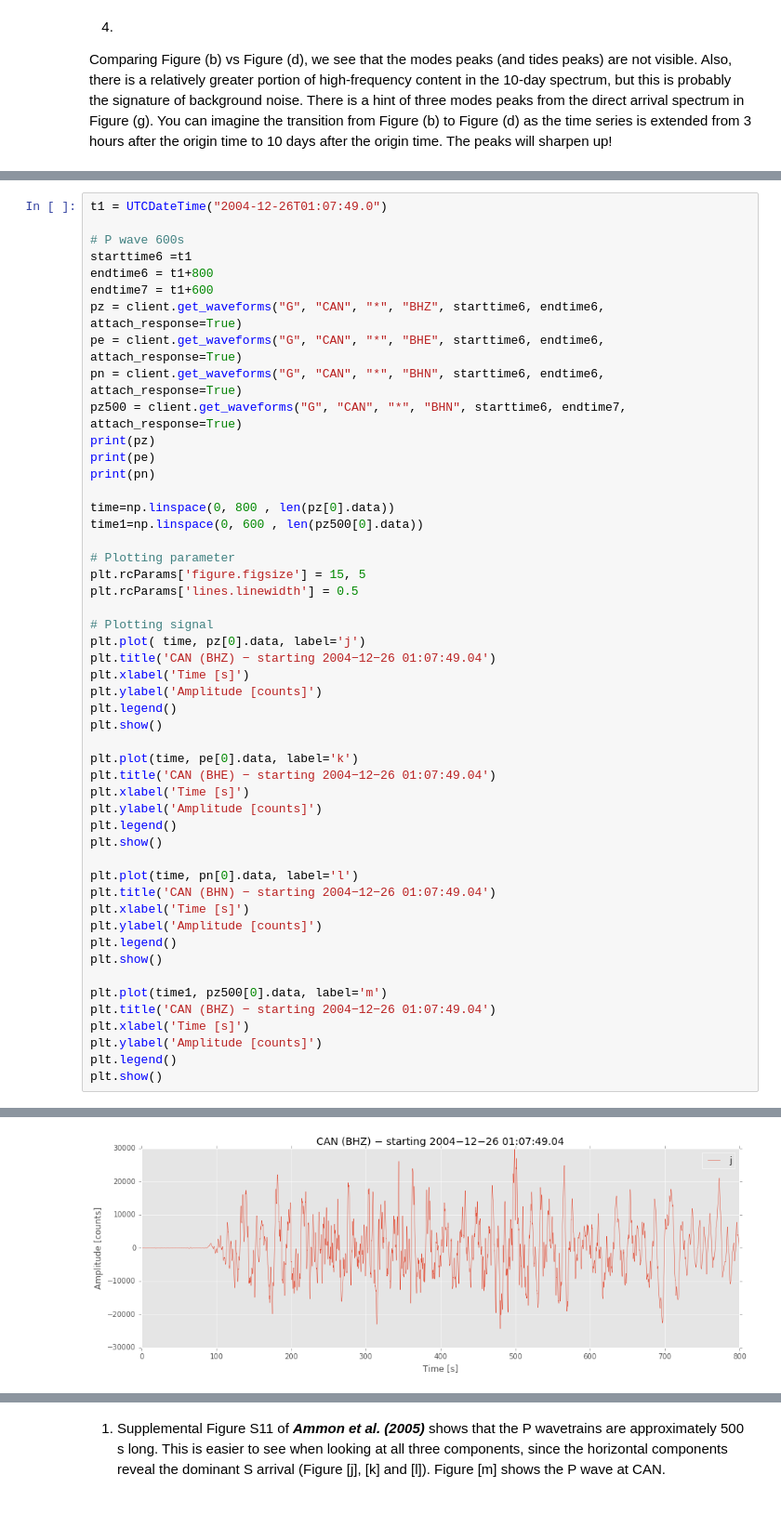
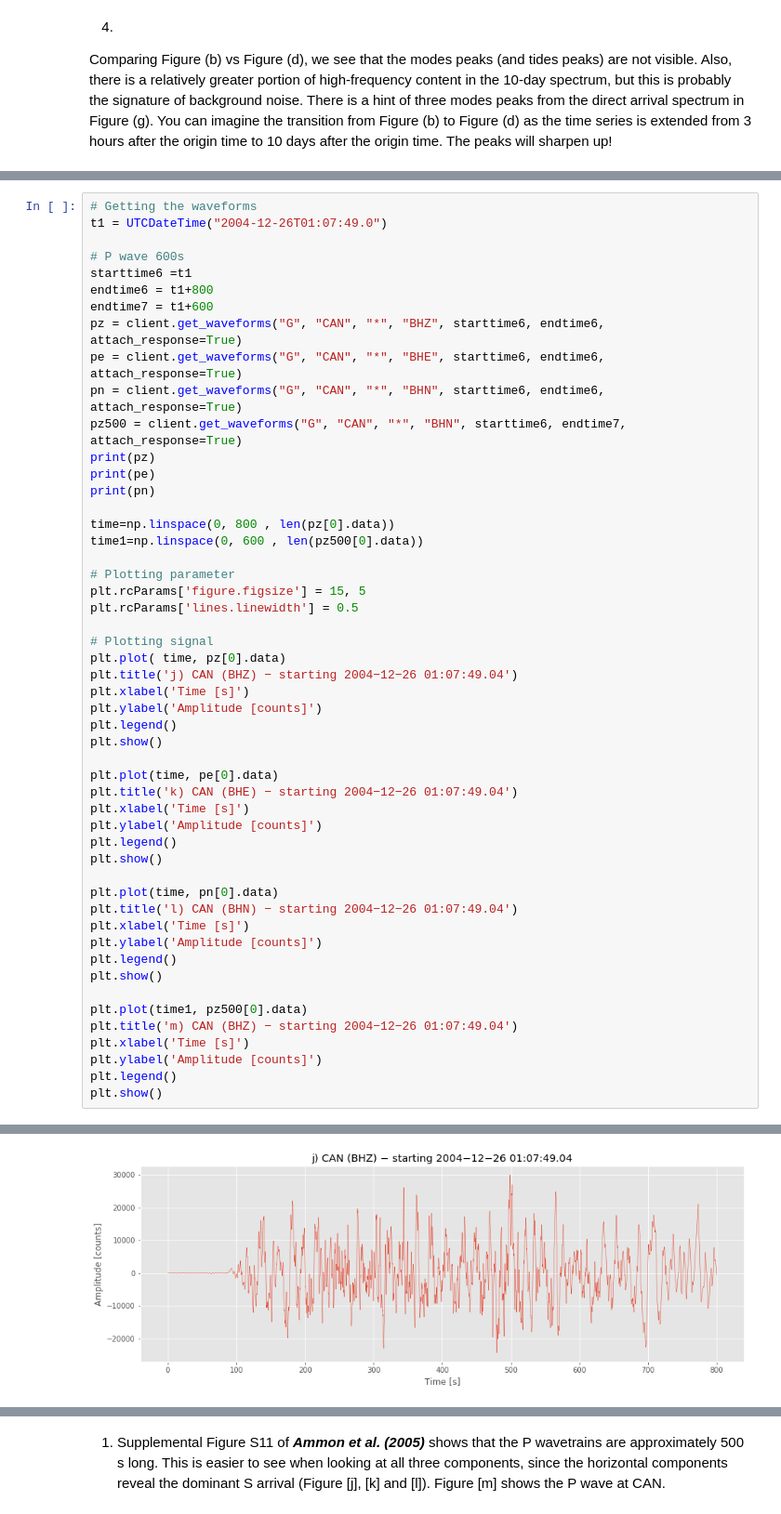
Before and after one commit to heinerigel/2017-JupyterNotebooksForGeophysics, a Jupyter notebook: Notebooks/05_SumatraEarthquake/Sumatra_PartA_presentation/Sumatra A Problem 4.ipynb, the cells around one changed output, grey strips where cells are left out. Shown at 93% size. Cells and saved outputs as stored; diff of their text form.

```diff
--- a/Notebooks/05_SumatraEarthquake/Sumatra_PartA_presentation/Sumatra A Problem 4.ipynb
+++ b/Notebooks/05_SumatraEarthquake/Sumatra_PartA_presentation/Sumatra A Problem 4.ipynb
@@ -343,6 +348,7 @@ Comparing Figure (b) vs Figure (d), we see that the modes peaks (and tides peaks
 2. Plot the amplitude spectrum of the P wave on a log-log plot with frequency ranging from ${10^−}^3 Hz$ to $10 Hz$. (Make sure you are working with the $BHZ$ data.)
 3. If you had to estimate a corner frequency (<b><i>Stein and Wysession, 2003, p. 267</i></b>), what would it be? Justify your estimate in words or numbers.
 # %%
+# Getting the waveforms
 t1 = UTCDateTime("2004-12-26T01:07:49.0")
 
 # P wave 600s
@@ -364,39 +370,39 @@ time1=np.linspace(0, 600 , len(pz500[0].data))
 plt.rcParams['figure.figsize'] = 15, 5
 plt.rcParams['lines.linewidth'] = 0.5
 
 # Plotting signal
-plt.plot( time, pz[0].data, label='j')
-plt.title('CAN (BHZ) − starting 2004−12−26 01:07:49.04')
+plt.plot( time, pz[0].data)
+plt.title('j) CAN (BHZ) − starting 2004−12−26 01:07:49.04')
 plt.xlabel('Time [s]')
 plt.ylabel('Amplitude [counts]')
 plt.legend()
 plt.show()
 
-plt.plot(time, pe[0].data, label='k')
-plt.title('CAN (BHE) − starting 2004−12−26 01:07:49.04')
+plt.plot(time, pe[0].data)
+plt.title('k) CAN (BHE) − starting 2004−12−26 01:07:49.04')
 plt.xlabel('Time [s]')
 plt.ylabel('Amplitude [counts]')
 plt.legend()
 plt.show()
 
-plt.plot(time, pn[0].data, label='l')
-plt.title('CAN (BHN) − starting 2004−12−26 01:07:49.04')
+plt.plot(time, pn[0].data)
+plt.title('l) CAN (BHN) − starting 2004−12−26 01:07:49.04')
 plt.xlabel('Time [s]')
 plt.ylabel('Amplitude [counts]')
 plt.legend()
 plt.show()
 
-plt.plot(time1, pz500[0].data, label='m')
-plt.title('CAN (BHZ) − starting 2004−12−26 01:07:49.04')
+plt.plot(time1, pz500[0].data)
+plt.title('m) CAN (BHZ) − starting 2004−12−26 01:07:49.04')
 plt.xlabel('Time [s]')
 plt.ylabel('Amplitude [counts]')
 plt.legend()
 plt.show()
 # %% [output]
 1 Trace(s) in Stream:
 G.CAN..BHZ | 2004-12-26T01:07:49.044800Z - 2004-12-26T01:21:08.994800Z | 20.0 Hz, 16000 samples
 1 Trace(s) in Stream:
 G.CAN..BHE | 2004-12-26T01:07:49.044900Z - 2004-12-26T01:21:08.994900Z | 20.0 Hz, 16000 samples
 1 Trace(s) in Stream:
 G.CAN..BHN | 2004-12-26T01:07:49.044700Z - 2004-12-26T01:21:08.994700Z | 20.0 Hz, 16000 samples
-[figure, old version]
+[figure, new version]
```
Also changed, not shown: parts of 11 cells of this notebook.
